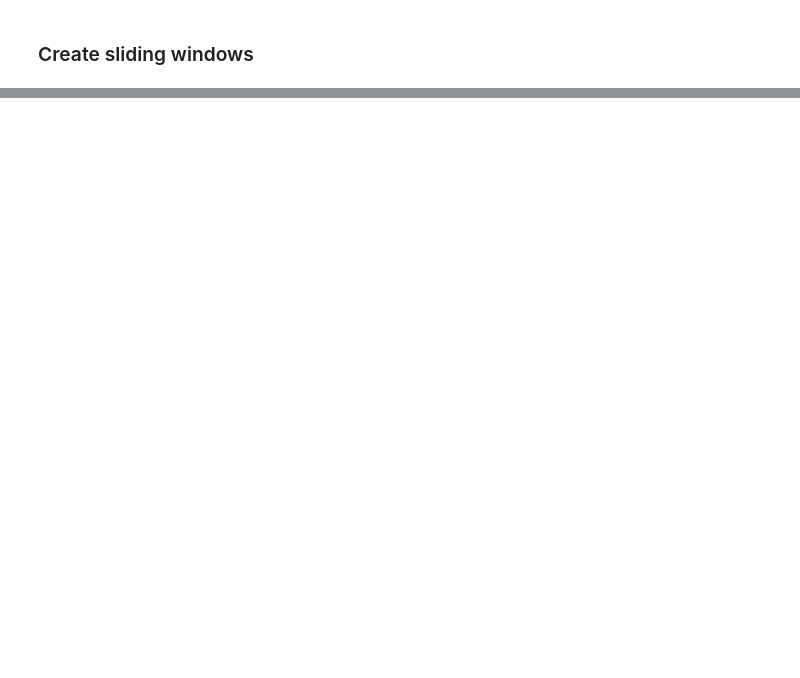
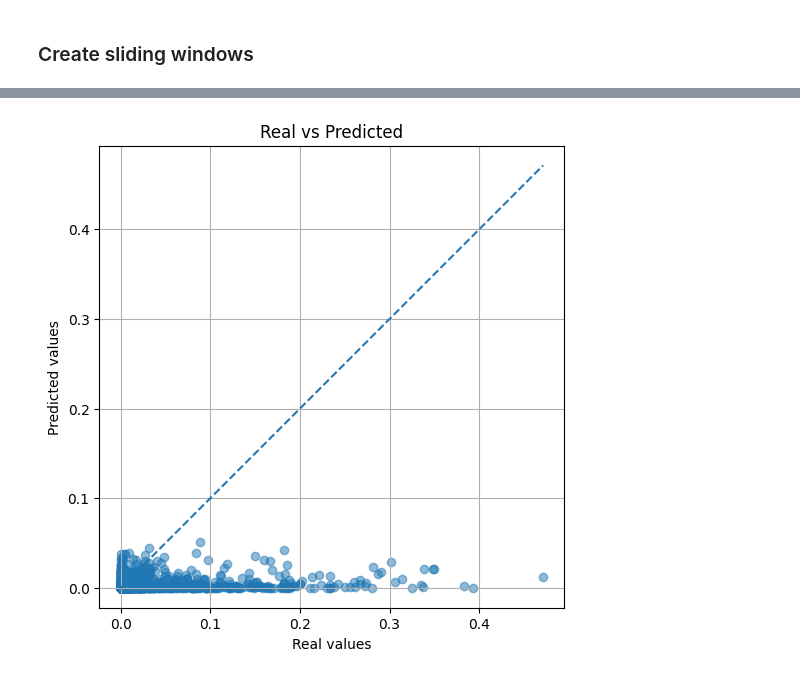
Before and after one commit to LeonardoLucasdaSilva/climate_ml, a Jupyter notebook: notebooks/exploration/lstm_ocean_based.ipynb, the cells around one changed output, grey strips where cells are left out. Cells and saved outputs as stored; diff of their text form; code cells hidden in the pictures; blank space fills up the shorter version.

```diff
--- a/notebooks/exploration/lstm_ocean_based.ipynb
+++ b/notebooks/exploration/lstm_ocean_based.ipynb
@@ -86,0 +143,13 @@ X_scaled, y_scaled, scaler_x, scaler_y = prepare_data_seq_to_one(X, y, num_featu
+# %%
+y_pred_log_scaled = model.predict(X_val)
+y_pred_log = scaler_y.inverse_transform(y_pred_log_scaled)
+y_pred = np.expm1(y_pred_log)
+
+y_true_log = scaler_y.inverse_transform(y_val)
+y_true = np.expm1(y_true_log)
+
+y_true = y_true.squeeze()
+y_pred = y_pred.squeeze()
+
+plot_real_vs_predicted_scatter(y_true, y_pred)
+# %% [output]
@@ -86,0 +157 @@ X_scaled, y_scaled, scaler_x, scaler_y = prepare_data_seq_to_one(X, y, num_featu
+[figure, added]
```
Also changed, not shown: parts of 12 cells of this notebook.
